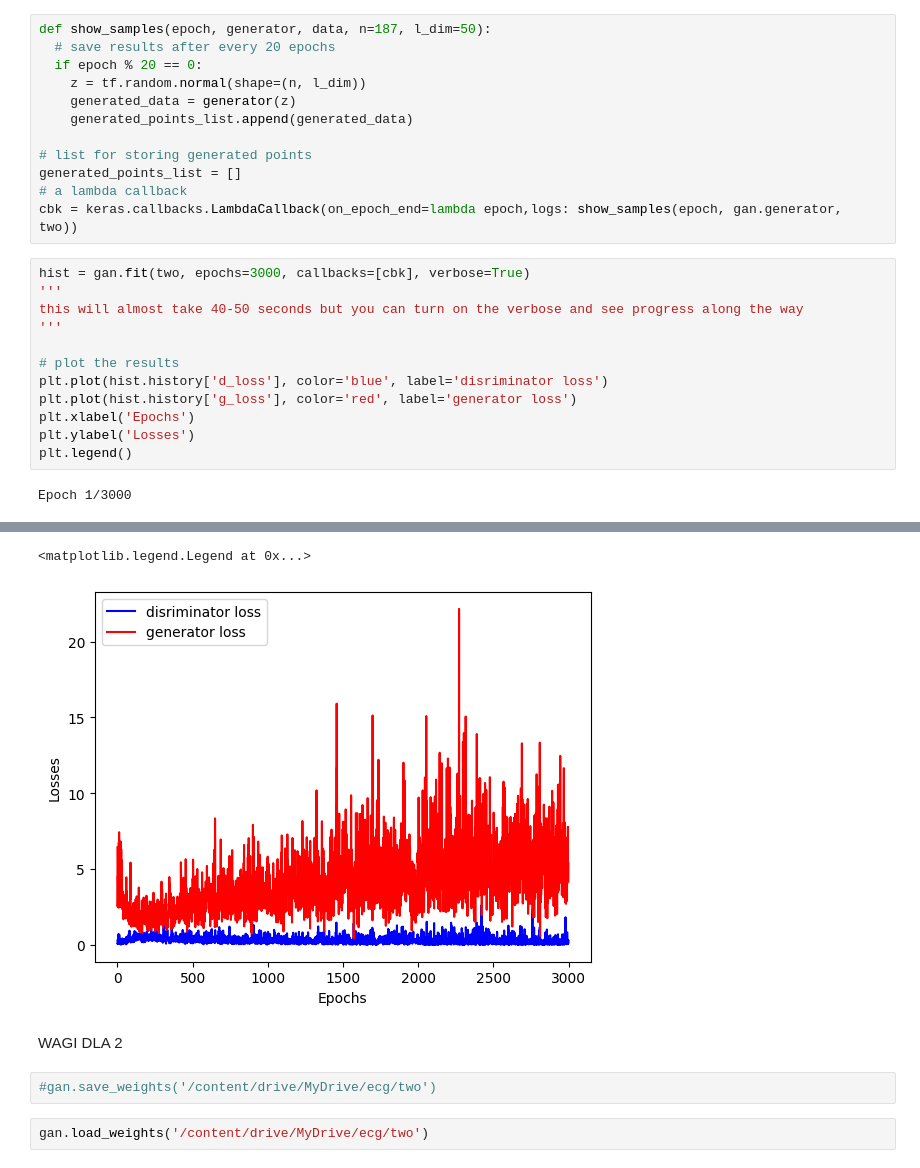
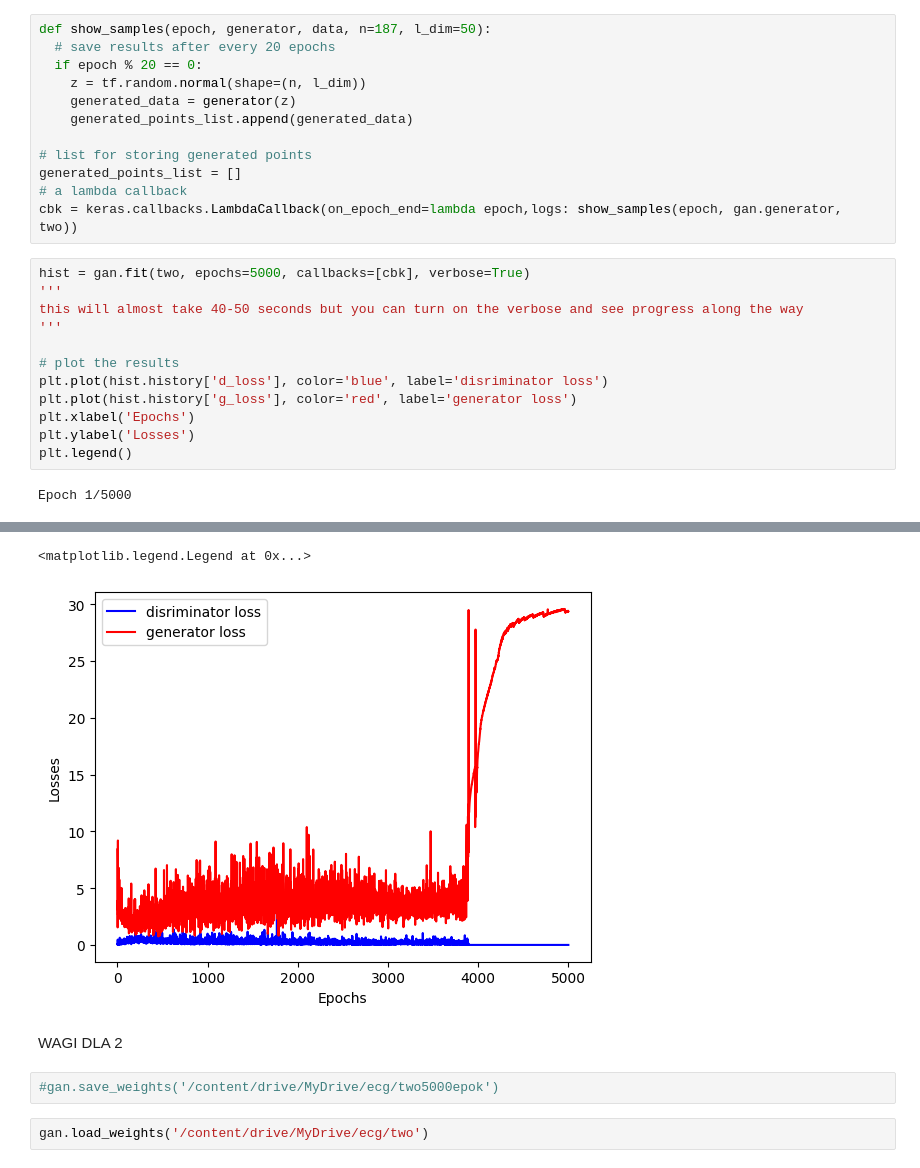
Before and after one commit to vienskaz/ECG-CNN, a Jupyter notebook: EKG_GAN.ipynb, the cells around one changed output, grey strips where cells are left out. Drawn from its saved outputs; the diff is of its cells as text.

```diff
--- a/EKG_GAN.ipynb
+++ b/EKG_GAN.ipynb
@@ -204,7 +204,7 @@ generated_points_list = []
 # a lambda callback
 cbk = keras.callbacks.LambdaCallback(on_epoch_end=lambda epoch,logs: show_samples(epoch, gan.generator, two))
 # %%
-hist = gan.fit(two, epochs=3000, callbacks=[cbk], verbose=True)
+hist = gan.fit(two, epochs=5000, callbacks=[cbk], verbose=True)
 '''
 this will almost take 40-50 seconds but you can turn on the verbose and see progress along the way
 '''
@@ -216,5 +216,5 @@ plt.xlabel('Epochs')
 plt.ylabel('Losses')
 plt.legend()
 # %% [output]
-Epoch 1/3000
+Epoch 1/5000
 Strumieniowane dane wyjściowe obcięte do 5000 ostatnich wierszy.
@@ -237,9 +237,9 @@ Epoch 3000/3000
 <matplotlib.legend.Legend at 0x...>
-[figure, old version]
+[figure, new version]
 # %% [markdown]
 WAGI DLA 2
 # %%
-#gan.save_weights('/content/drive/MyDrive/ecg/two')
+#gan.save_weights('/content/drive/MyDrive/ecg/two5000epok')
 # %%
 gan.load_weights('/content/drive/MyDrive/ecg/two')
 # %% [output]
```
Also changed, not shown: parts of 4 cells of this notebook.
